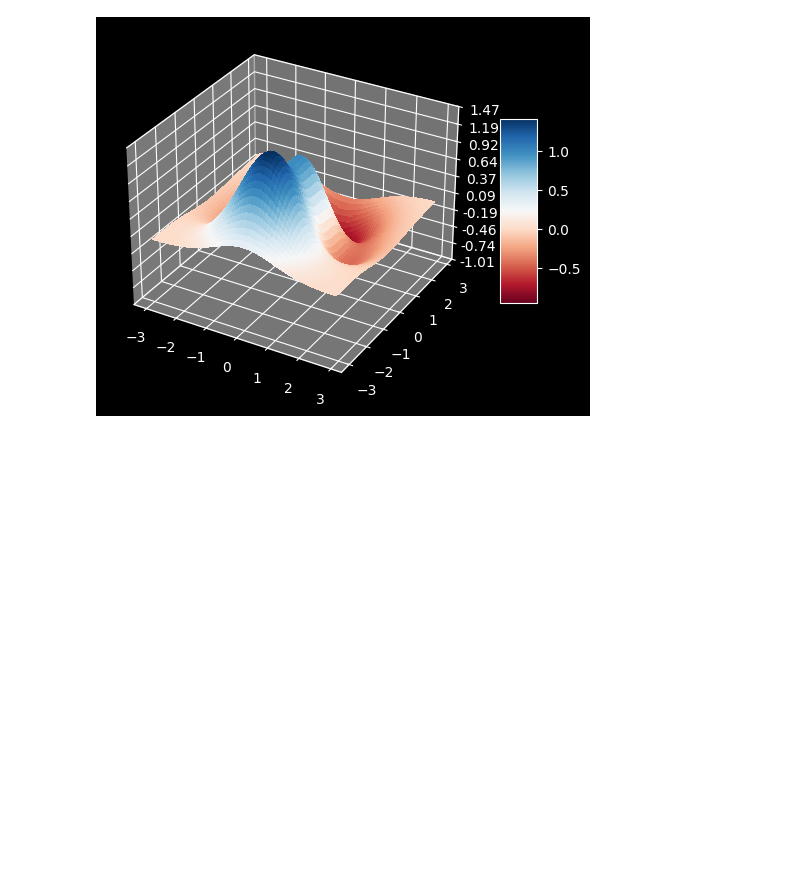
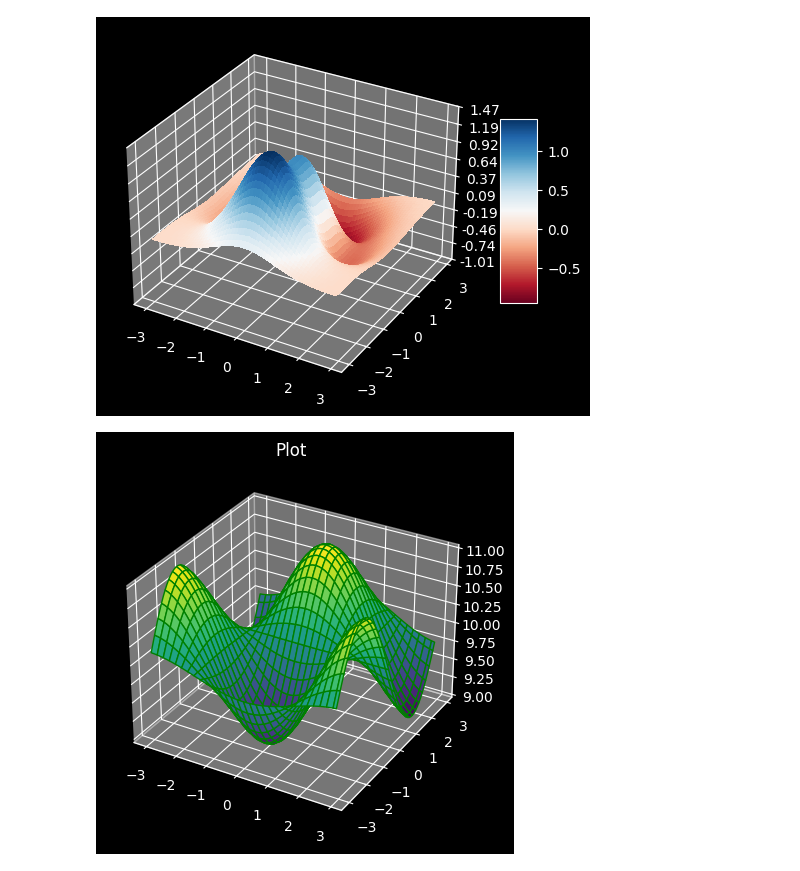
Before and after one commit to AlanDiekGuimaraes/Segundo_Semestre_Ciencia_de_Dados, a Jupyter notebook: ARQPROC_Arquitetura_e_Processamento_de_dados/Derivadas.ipynb, the cells around one changed output. Cells and saved outputs as stored; diff of their text form; code cells hidden in the pictures; blank space fills up the shorter version.

```diff
--- a/ARQPROC_Arquitetura_e_Processamento_de_dados/Derivadas.ipynb
+++ b/ARQPROC_Arquitetura_e_Processamento_de_dados/Derivadas.ipynb
@@ -53,3 +53,19 @@ fig.colorbar(surf, shrink=0.5, aspect=5)
 plt.show()
 # %% [output]
 [figure]
+# %%
+def function(x, y):
+    return np.cos(x)*np.sin(y)+10
+
+x=arange(-3,3, 0.1)
+y=arange(-3,3, 0.1)
+
+X, Y = np.meshgrid(x, y)
+Z = function(X, Y)
+
+ax = plt.axes(projection= '3d')
+ax.plot_surface(X, Y, Z, cmap= 'viridis', edgecolor= 'green')
+ax.set_title('Plot')
+plt.show()
+# %% [output]
+[figure, added]
```
